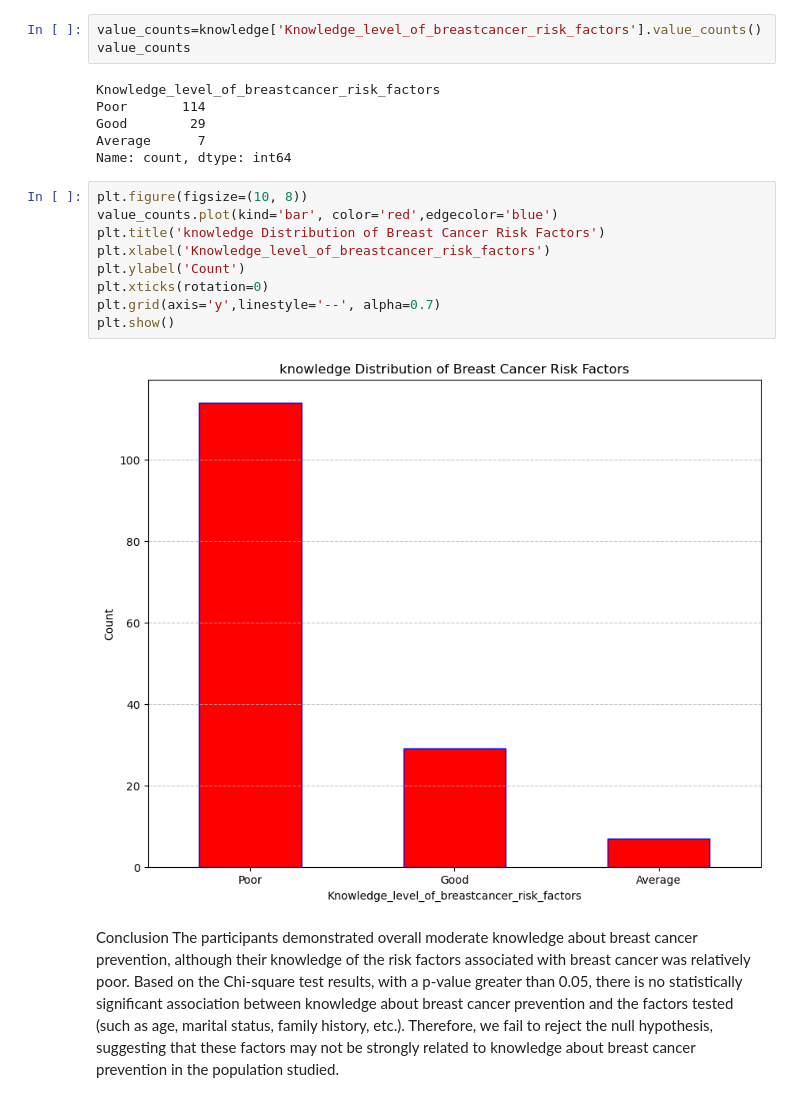
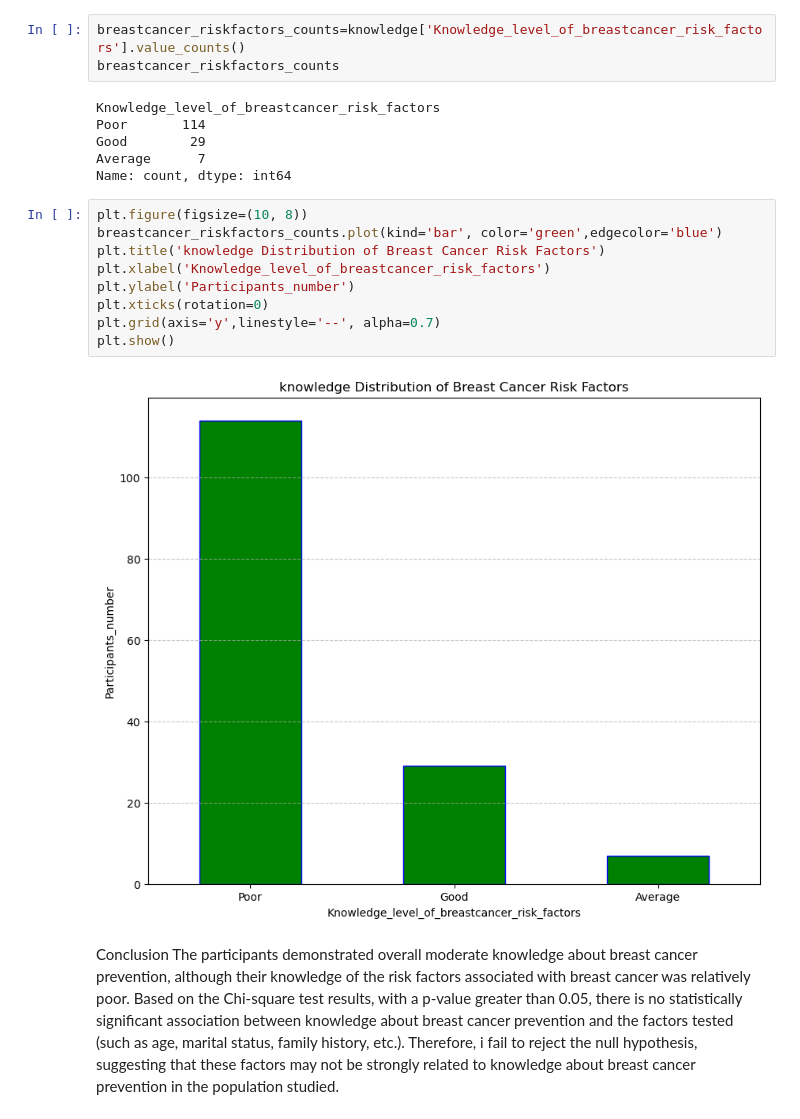
Before and after one commit to Dam123-lab/my_project, a Jupyter notebook: analysed preseminar knowledge.ipynb, the cells around one changed output. Cells and saved outputs as stored; diff of their text form.

```diff
--- a/analysed preseminar knowledge.ipynb
+++ b/analysed preseminar knowledge.ipynb
@@ -420,6 +404,6 @@ plt.grid(axis='y', linestyle='--', alpha=0.7)
 # %%
-value_counts=knowledge['Knowledge_level_of_breastcancer_risk_factors'].value_counts()
-value_counts
+breastcancer_riskfactors_counts=knowledge['Knowledge_level_of_breastcancer_risk_factors'].value_counts()
+breastcancer_riskfactors_counts
 # %% [output]
 Knowledge_level_of_breastcancer_risk_factors
 Poor       114
@@ -428,15 +412,15 @@ Average      7
 Name: count, dtype: int64
 # %%
 plt.figure(figsize=(10, 8))
-value_counts.plot(kind='bar', color='red',edgecolor='blue')
+breastcancer_riskfactors_counts.plot(kind='bar', color='green',edgecolor='blue')
 plt.title('knowledge Distribution of Breast Cancer Risk Factors')
 plt.xlabel('Knowledge_level_of_breastcancer_risk_factors')
-plt.ylabel('Count')
+plt.ylabel('Participants_number')
 plt.xticks(rotation=0)
 plt.grid(axis='y',linestyle='--', alpha=0.7)
 plt.show()
 # %% [output]
-[figure, old version]
+[figure, new version]
 # %% [markdown]
 Conclusion
-The participants demonstrated overall moderate knowledge about breast cancer prevention, although their knowledge of the risk factors associated with breast cancer was relatively poor. Based on the Chi-square test results, with a p-value greater than 0.05, there is no statistically significant association between knowledge about breast cancer prevention and the factors tested (such as age, marital status, family history, etc.). Therefore, we fail to reject the null hypothesis, suggesting that these factors may not be strongly related to knowledge about breast cancer prevention in the population studied.
+The participants demonstrated overall moderate knowledge about breast cancer prevention, although their knowledge of the risk factors associated with breast cancer was relatively poor. Based on the Chi-square test results, with a p-value greater than 0.05, there is no statistically significant association between knowledge about breast cancer prevention and the factors tested (such as age, marital status, family history, etc.). Therefore, i fail to reject the null hypothesis, suggesting that these factors may not be strongly related to knowledge about breast cancer prevention in the population studied.
```
Also changed, not shown: parts of 8 cells of this notebook.
